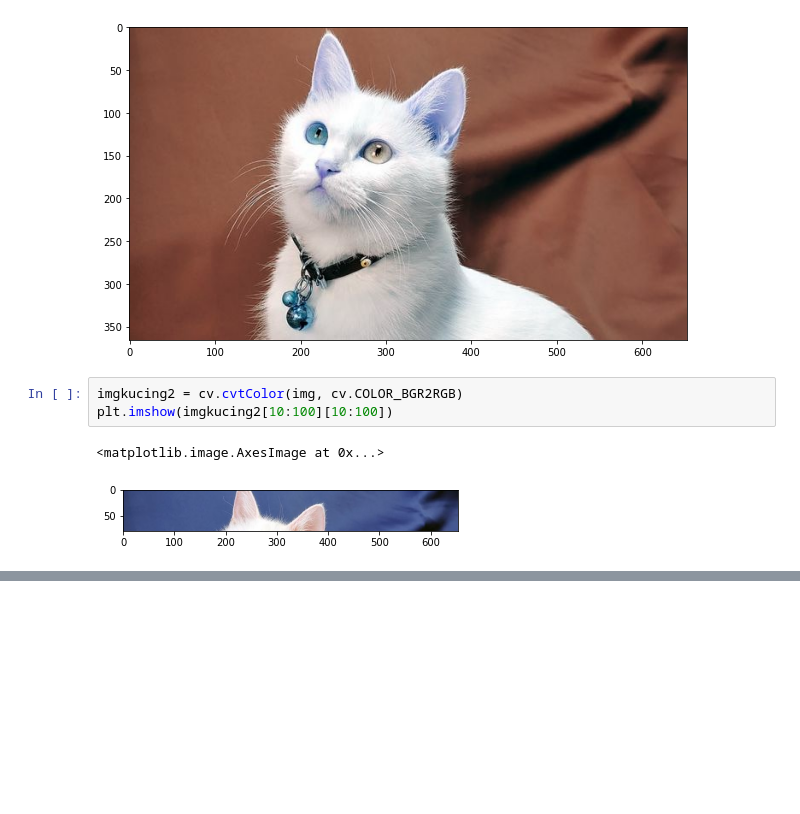
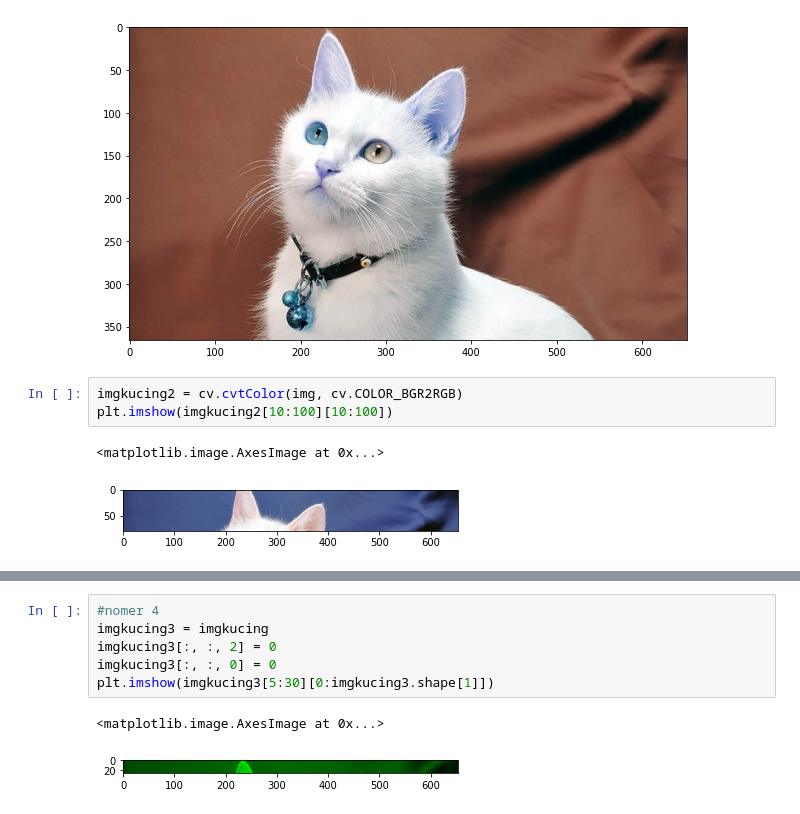
Before and after one commit to NN2777/Phyton-Image-Processing, a Jupyter notebook: Week2_Praktikum.ipynb, the cells around one changed output, grey strips where cells are left out. Cells and saved outputs as stored; diff of their text form; blank space fills up the shorter version.

```diff
--- a/Week2_Praktikum.ipynb
+++ b/Week2_Praktikum.ipynb
@@ -168,0 +169,9 @@ plt.imshow(imgbalik)
+# %%
+#nomer 4
+imgkucing3 = imgkucing
+imgkucing3[:, :, 2] = 0
+imgkucing3[:, :, 0] = 0
+plt.imshow(imgkucing3[5:30][0:imgkucing3.shape[1]])
+# %% [output]
+<matplotlib.image.AxesImage at 0x...>
+[figure, added]
```
Also changed, not shown: parts of 3 cells of this notebook.
